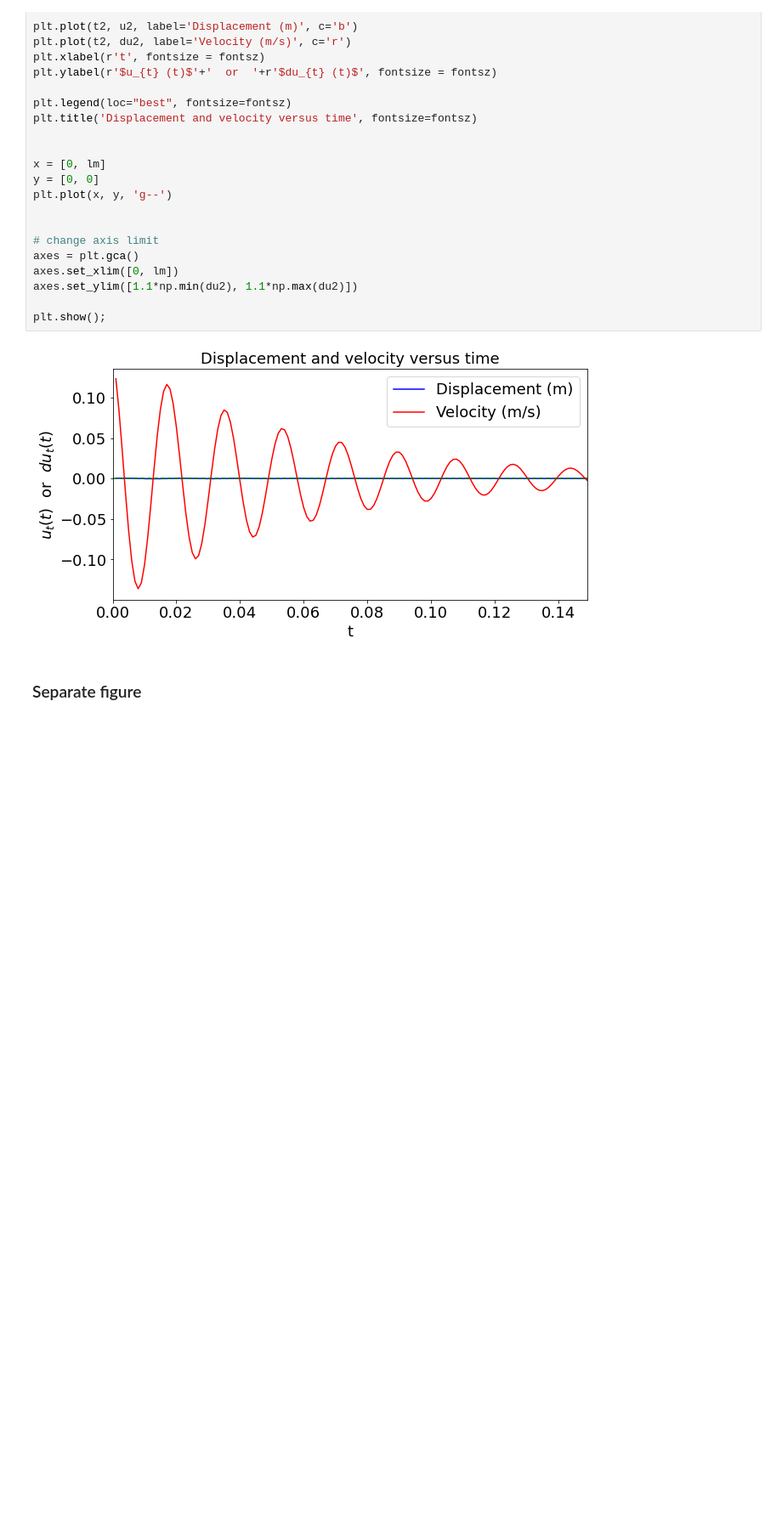
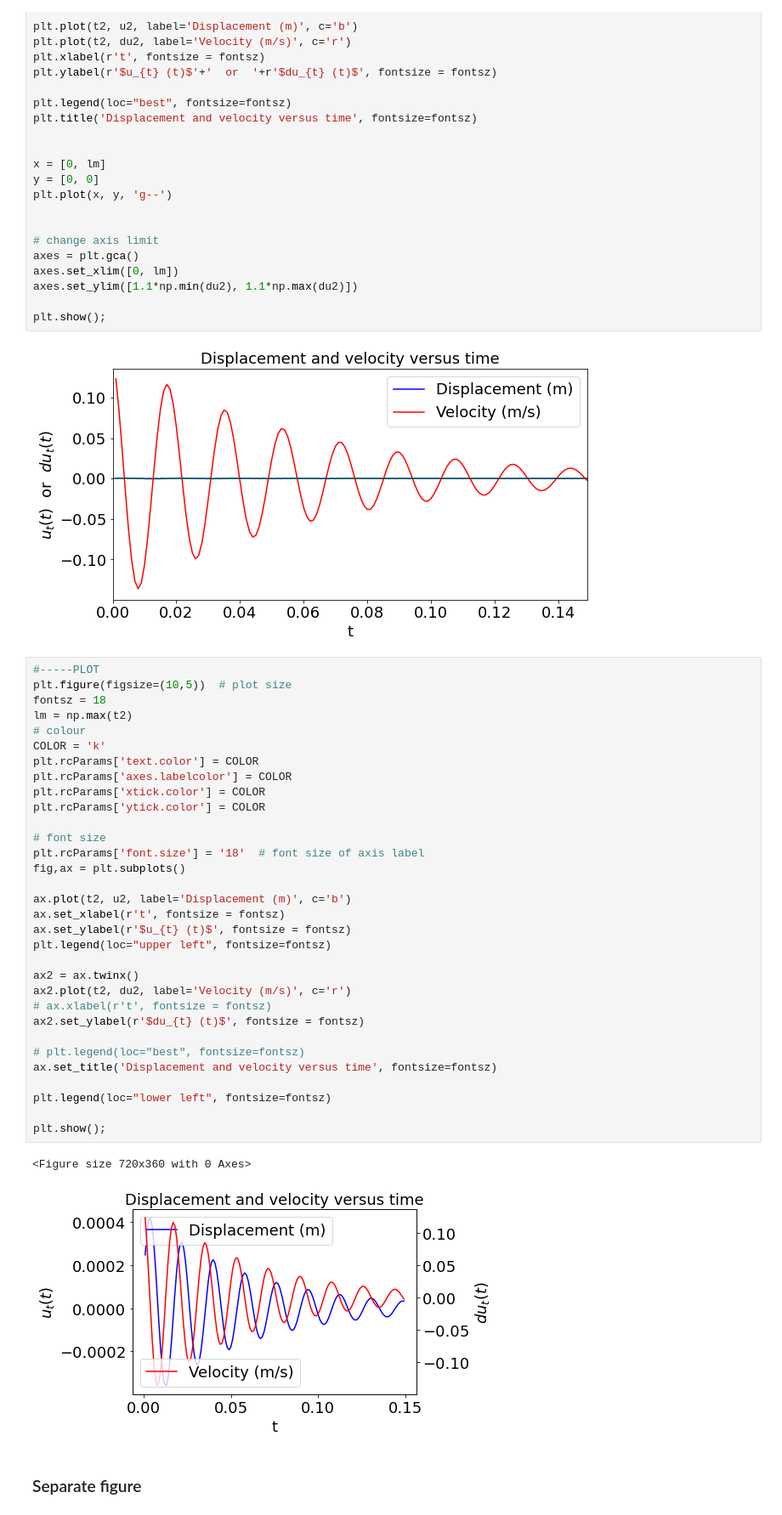
Before and after one commit to twakjira/Free-Vibration-Analysis, a Jupyter notebook: Free_Vibration_Assignment_2.ipynb, the cells around one changed output. Shown: that part at 85% size. Saved outputs shown, nothing was run; the diff lists cells and outputs as text; blank space fills up the shorter version.

```diff
--- a/Free_Vibration_Assignment_2.ipynb
+++ b/Free_Vibration_Assignment_2.ipynb
@@ -259,6 +258,41 @@ axes.set_ylim([1.1*np.min(du2), 1.1*np.max(du2)])
 plt.show();
 # %% [output]
 [figure]
+# %%
+#-----PLOT
+plt.figure(figsize=(10,5))  # plot size
+fontsz = 18
+lm = np.max(t2)
+# colour
+COLOR = 'k'
+plt.rcParams['text.color'] = COLOR
+plt.rcParams['axes.labelcolor'] = COLOR
+plt.rcParams['xtick.color'] = COLOR
+plt.rcParams['ytick.color'] = COLOR
+
+# font size
+plt.rcParams['font.size'] = '18'  # font size of axis label
+fig,ax = plt.subplots()
+
+ax.plot(t2, u2, label='Displacement (m)', c='b')
+ax.set_xlabel(r't', fontsize = fontsz)
+ax.set_ylabel(r'$u_{t} (t)$', fontsize = fontsz)
+plt.legend(loc="upper left", fontsize=fontsz)
+
+ax2 = ax.twinx()
+ax2.plot(t2, du2, label='Velocity (m/s)', c='r')
+# ax.xlabel(r't', fontsize = fontsz)
+ax2.set_ylabel(r'$du_{t} (t)$', fontsize = fontsz)
+
+# plt.legend(loc="best", fontsize=fontsz)
+ax.set_title('Displacement and velocity versus time', fontsize=fontsz)
+
+plt.legend(loc="lower left", fontsize=fontsz)
+
+plt.show();
+# %% [output]
+<Figure size 720x360 with 0 Axes>
+[figure, added]
 # %% [markdown]
 ### Separate figure
 # %%
```
Also changed, not shown: parts of 1 cell of this notebook.
